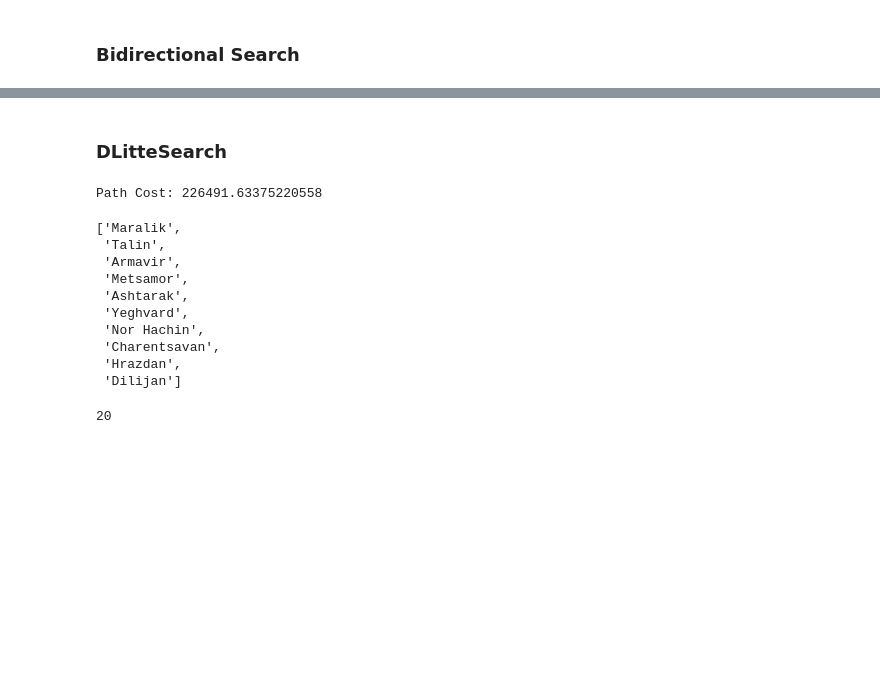
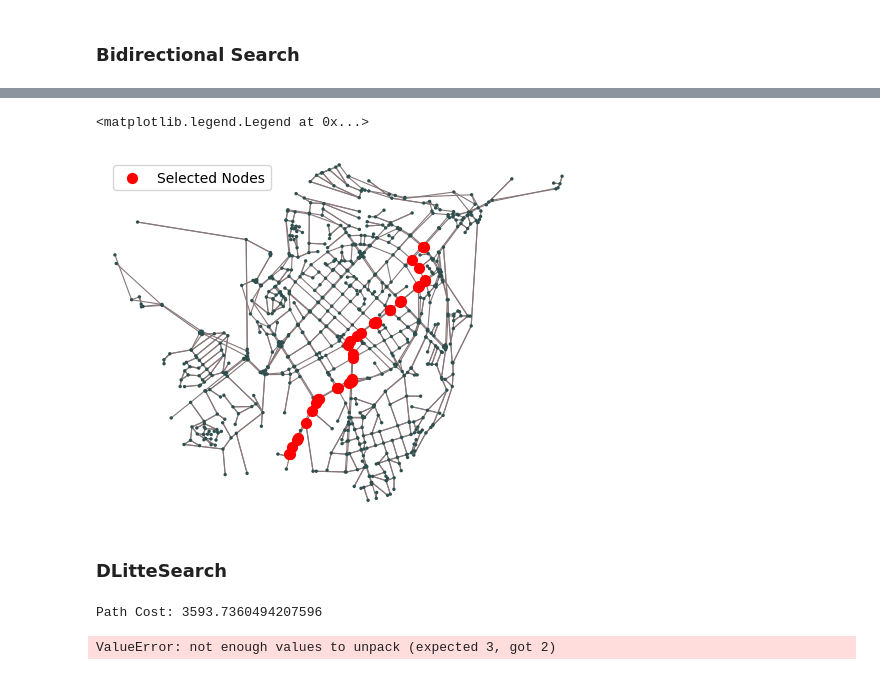
Before and after one commit to nane-khachatryan21/ai-pathfinding-project, a Jupyter notebook: src/usage.ipynb, the cells around one changed output, grey strips where cells are left out. Drawn from its saved outputs; the diff is of its cells as text; code cells hidden in the pictures; blank space fills up the shorter version.

```diff
--- a/src/usage.ipynb
+++ b/src/usage.ipynb
@@ -154,7 +142,7 @@ ax.legend()
 # %%
 # Pick valid start and goal nodes
 start_node_id = list(G.nodes)[0]
-goal_node_id = list(G.nodes)[5]
+goal_node_id = list(G.nodes)[564]
 
 initial = GraphState(G, start_node_id)
 goal_test = SimpleGoalTest(goal_node_id)
@@ -178,23 +166,26 @@ Nodes expanded: 27
 # %%
-# x_coords = [G.nodes[n]["x"] for n in path if n in G.nodes]
-# y_coords = [G.nodes[n]["y"] for n in path if n in G.nodes]
+x_coords = [G.nodes[n]["x"] for n in path if n in G.nodes]
+y_coords = [G.nodes[n]["y"] for n in path if n in G.nodes]
 
-# # replot with highlight
-# fig, ax = ox.plot.plot_graph(
-#     G,
-#     figsize=(6, 6),
-#     bgcolor="white",
-#     node_color="#2f4f4f",
-#     node_size=6,
-#     edge_color="#877778",
-#     edge_linewidth=0.8,
-#     show=False,
-#     close=False,
-# )
+# replot with highlight
+fig, ax = ox.plot.plot_graph(
+    G,
+    figsize=(6, 6),
+    bgcolor="white",
+    node_color="#2f4f4f",
+    node_size=6,
+    edge_color="#877778",
+    edge_linewidth=0.8,
+    show=False,
+    close=False,
+)
 
-# # plot the chosen nodes in red
-# ax.scatter(x_coords, y_coords, c="red", s=50, zorder=5, label="Selected Nodes")
-# ax.legend()
+# plot the chosen nodes in red
+ax.scatter(x_coords, y_coords, c="red", s=50, zorder=5, label="Selected Nodes")
+ax.legend()
+# %% [output]
+<matplotlib.legend.Legend at 0x...>
+[figure, added]
 # %% [markdown]
 ### DLitteSearch
 # %%
@@ -260,28 +251,3 @@ def plot_graph_with_path(
                 )
 
     return fig, ax
-# %%
-start_node_id = list(G.nodes)[0]
-goal_node_id = list(G.nodes)[10]
-dlit = DStarSearch(G, start_node_id, goal_node_id, edge_cost_changer=EdgeCostChanger(G)) #no edge cost occurs
- #change edge list will return none as no edge is beign changed
-path, chaned_edge_list, nodes_expanded = dlit.main()
-# %% [output]
-Path Cost: 226491.63375220558
-# %%
-path
-# %% [output]
-['Maralik',
- 'Talin',
- 'Armavir',
- 'Metsamor',
- 'Ashtarak',
- 'Yeghvard',
- 'Nor Hachin',
- 'Charentsavan',
- 'Hrazdan',
- 'Dilijan']
-# %%
-nodes_expanded
-# %% [output]
-20
@@ -291,0 +254,10 @@ scheduler = EdgeCostChanger(G, node_to_block, radius=1, time_to_block=0, factor=
+# %%
+G_work = G.copy()
+start_node_id = list(G_work.nodes)[0]
+goal_node_id = list(G_work.nodes)[564]
+dlit = DStarSearch(G_work, start_node_id, goal_node_id, edge_cost_changer=EdgeCostChanger(G_work)) #no edge cost occurs
+ #change edge list will return none as no edge is beign changed
+path, chaned_edge_list, nodes_expanded = dlit.main()
+# %% [output]
+Path Cost: 3593.7360494207596
+ValueError: not enough values to unpack (expected 3, got 2)
```
Also changed, not shown: parts of 26 cells of this notebook, 12 other files.
